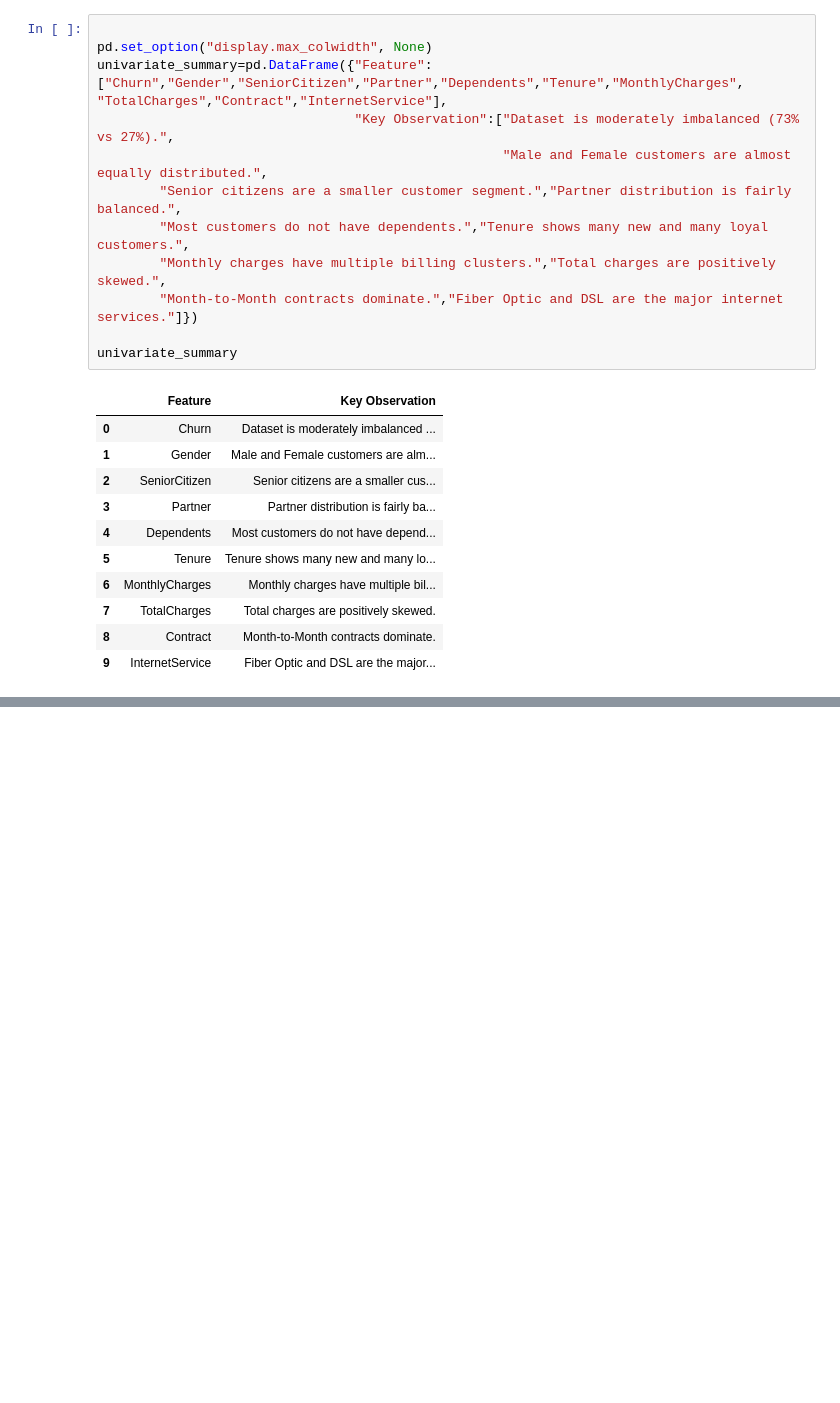
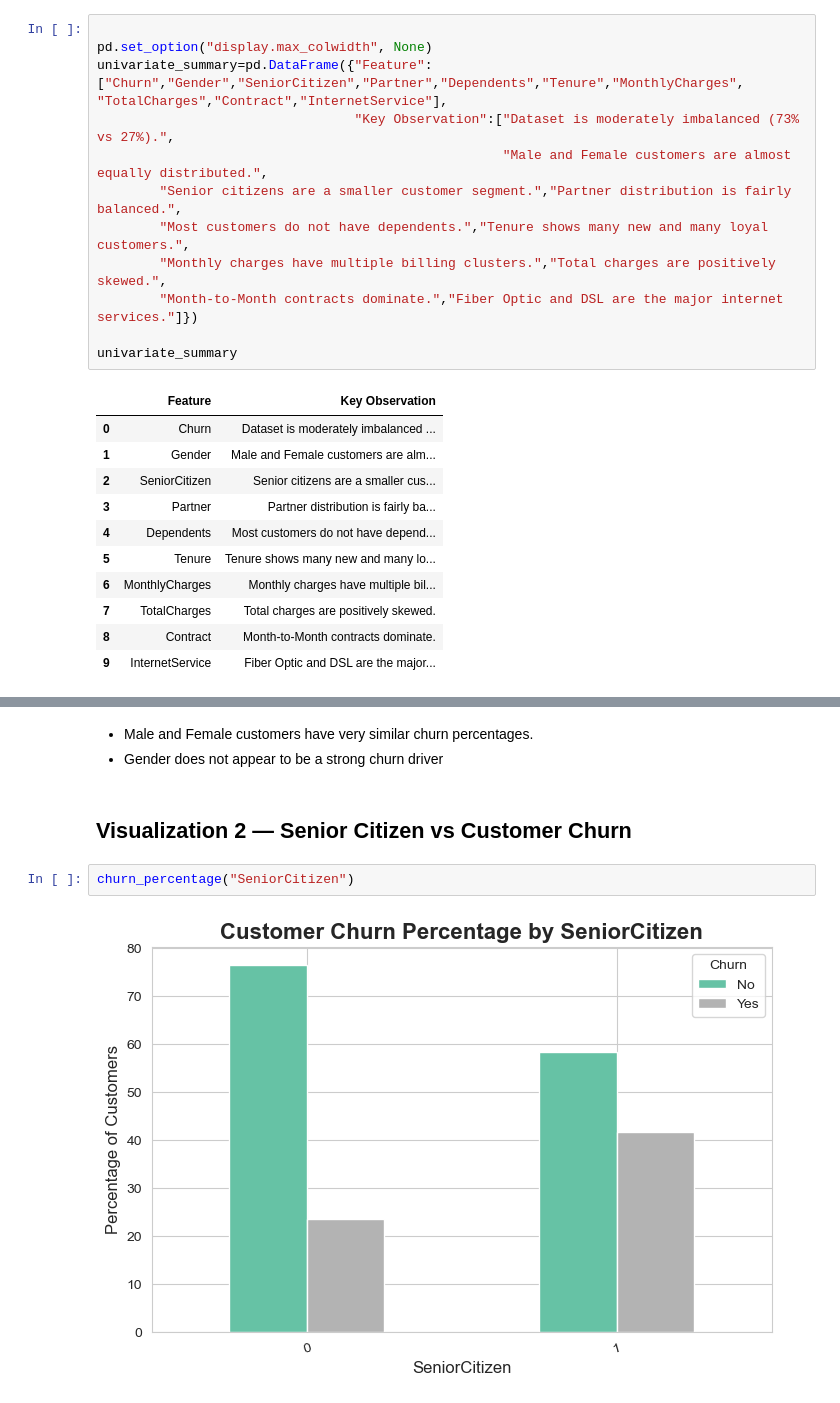
Before and after one commit to ARCHITTOMAR15/telco-customer-churn-prediction, a Jupyter notebook: notebooks/02_eda.ipynb, the cells around one changed output, grey strips where cells are left out. Drawn from its saved outputs; the diff is of its cells as text; blank space fills up the shorter version.

```diff
--- a/notebooks/02_eda.ipynb
+++ b/notebooks/02_eda.ipynb
@@ -347,0 +370,9 @@ univariate_summary
+# %% [markdown]
+- Male and Female customers have very similar churn percentages.
+- Gender does not appear to be a strong churn driver
+# %% [markdown]
+## Visualization 2 — Senior Citizen vs Customer Churn
+# %%
+churn_percentage("SeniorCitizen")
+# %% [output]
+[figure, added]
```
Also changed, not shown: parts of 95 cells of this notebook, 5 other files.
